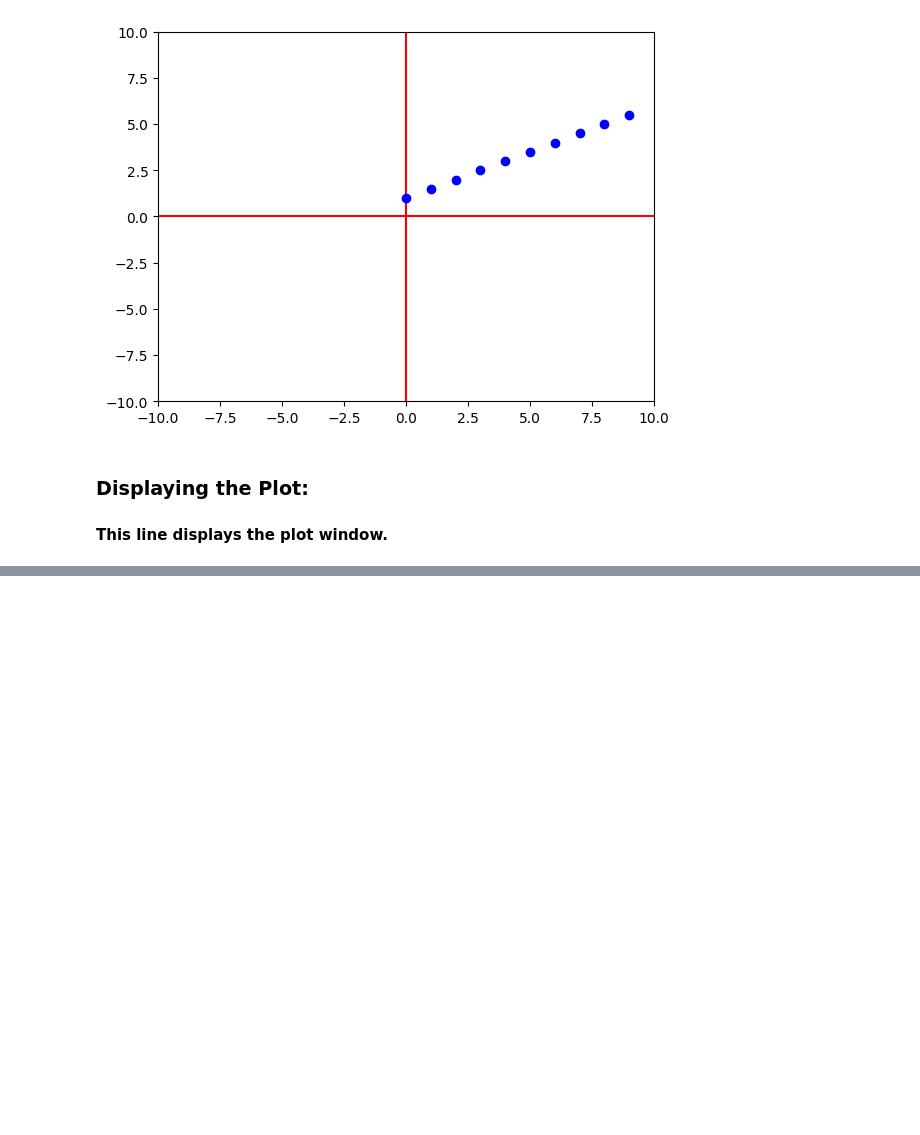
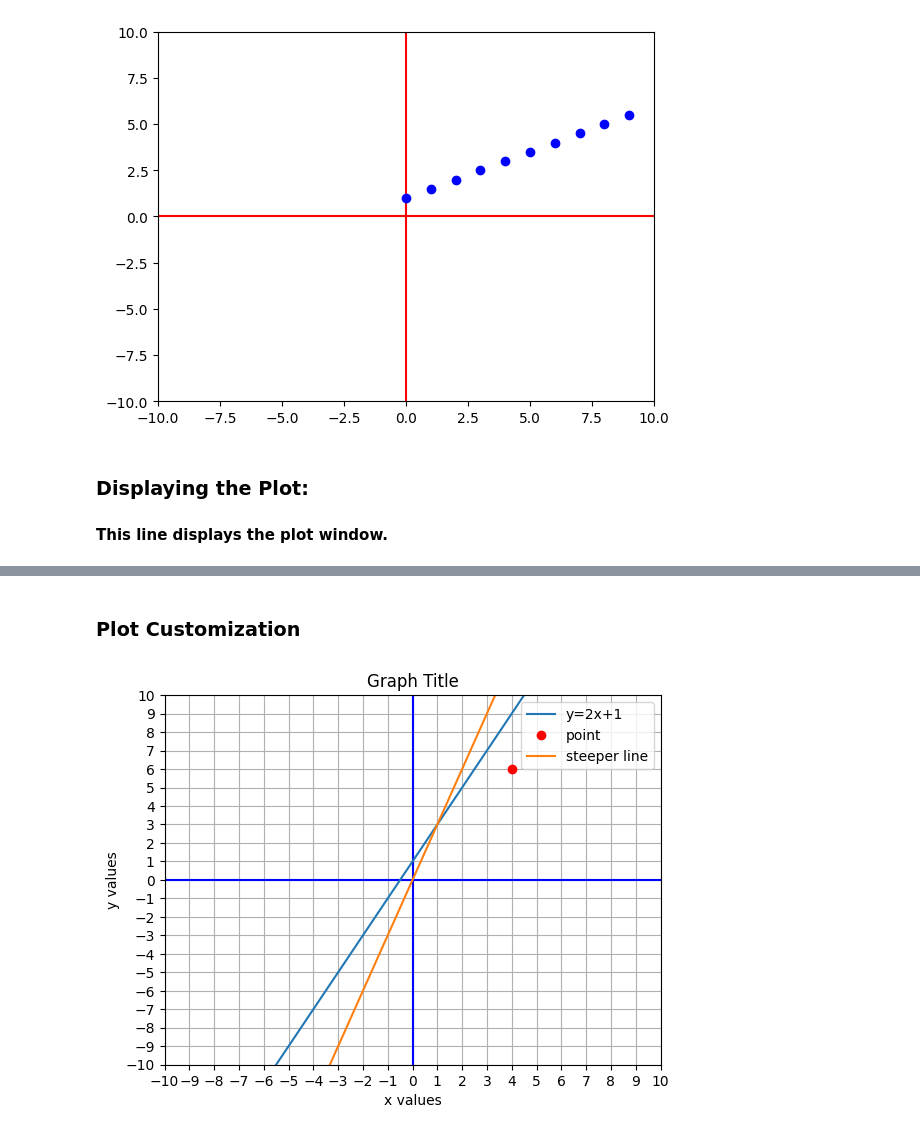
Before and after one commit to Navidullah/algebra_with_python, a Jupyter notebook: lec04_functionsGraph.ipynb, the cells around one changed output, grey strips where cells are left out. Cells and saved outputs as stored; diff of their text form; code cells hidden in the pictures; blank space fills up the shorter version.

```diff
--- a/lec04_functionsGraph.ipynb
+++ b/lec04_functionsGraph.ipynb
@@ -111,0 +141,34 @@ plt.show()
+# %% [markdown]
+### Plot Customization
+# %%
+import matplotlib.pyplot as plt
+import numpy as np
+
+xmin = -10
+xmax = 10
+ymin = -10
+ymax = 10
+points = 2*(xmax-xmin)
+x = np.linspace(xmin, xmax, points)
+
+fig, ax = plt.subplots()
+plt.axis([xmin,xmax,ymin,ymax]) # window size
+plt.plot([xmin,xmax],[0,0],'b') # blue x axis
+plt.plot([0,0],[ymin,ymax], 'b') # blue y axis
+
+ax.set_xlabel("x values") #set the x label
+ax.set_ylabel("y values") #set the y label
+ax.set_title("Graph Title") #set the title
+ax.grid(True) #set the grid
+
+ax.set_xticks(np.arange(xmin, xmax+1, 1))
+ax.set_yticks(np.arange(ymin, ymax+1, 1))
+
+y = 2*x +1
+plt.plot(x,y, label='y=2x+1')
+plt.plot([4],[6], 'ro', label='point')
+plt.plot(x,3*x, label='steeper line')
+plt.legend()
+plt.show()
+# %% [output]
+[figure, added]
```
Also changed, not shown: parts of 4 cells of this notebook.
